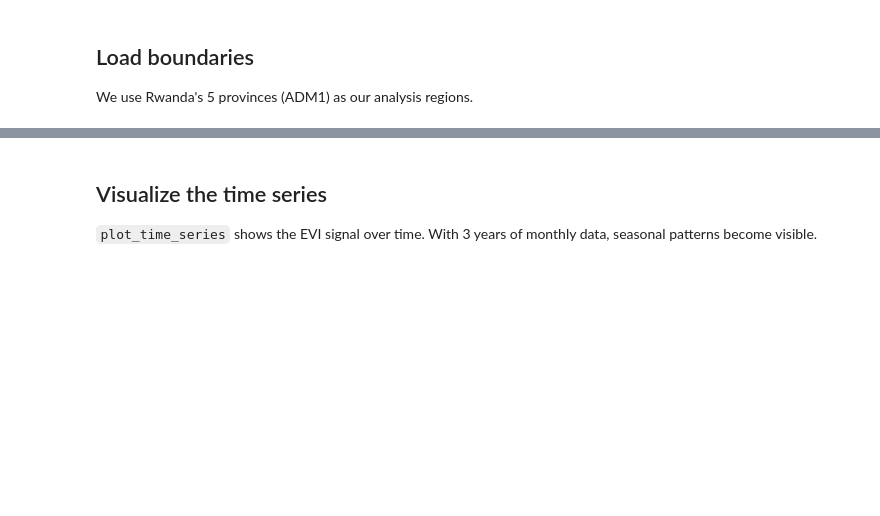
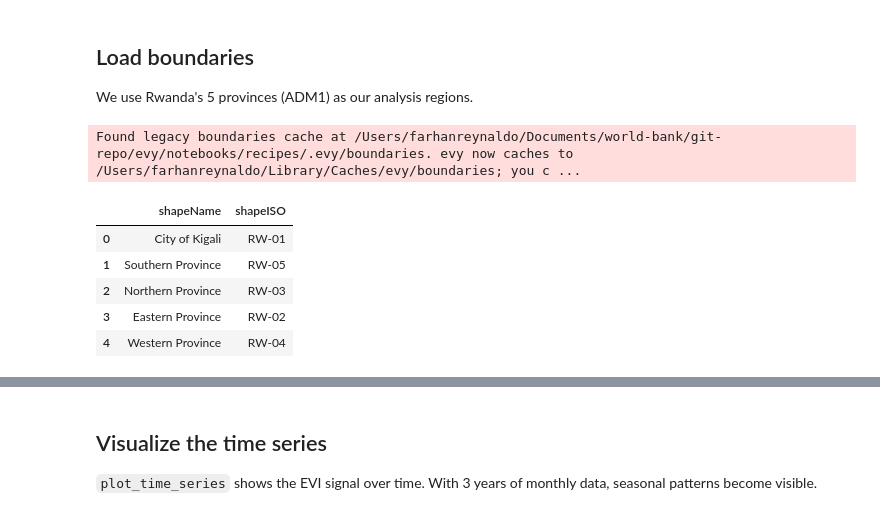
Before and after one commit to datapartnership/evy, a Jupyter notebook: notebooks/recipes/monthly-aggregation.ipynb, the cells around one changed output, grey strips where cells are left out. Saved outputs shown, nothing was run; the diff lists cells and outputs as text; code cells hidden in the pictures; blank space fills up the shorter version.

```diff
--- a/notebooks/recipes/monthly-aggregation.ipynb
+++ b/notebooks/recipes/monthly-aggregation.ipynb
@@ -11,8 +22,16 @@ import evy
 
 We use Rwanda's 5 provinces (ADM1) as our analysis regions.
 # %%
-gdf = evy.get_boundaries("RWA", admin_level=1)
+gdf = evy.get_boundaries(country, admin_level=admin_level)
 gdf[["shapeName", "shapeISO"]].head()
+# %% [output]
+Found legacy boundaries cache at /Users/farhanreynaldo/Documents/world-bank/git-repo/evy/notebooks/recipes/.evy/boundaries. evy now caches to /Users/farhanreynaldo/Library/Caches/evy/boundaries; you c ...
+|  | shapeName | shapeISO |
+| 0 | City of Kigali | RW-01 |
+| 1 | Southern Province | RW-05 |
+| 2 | Northern Province | RW-03 |
+| 3 | Eastern Province | RW-02 |
+| 4 | Western Province | RW-04 |
 # %% [markdown]
 ## Compute monthly statistics
 
```
Also changed, not shown: parts of 7 cells of this notebook, 22 other files.
